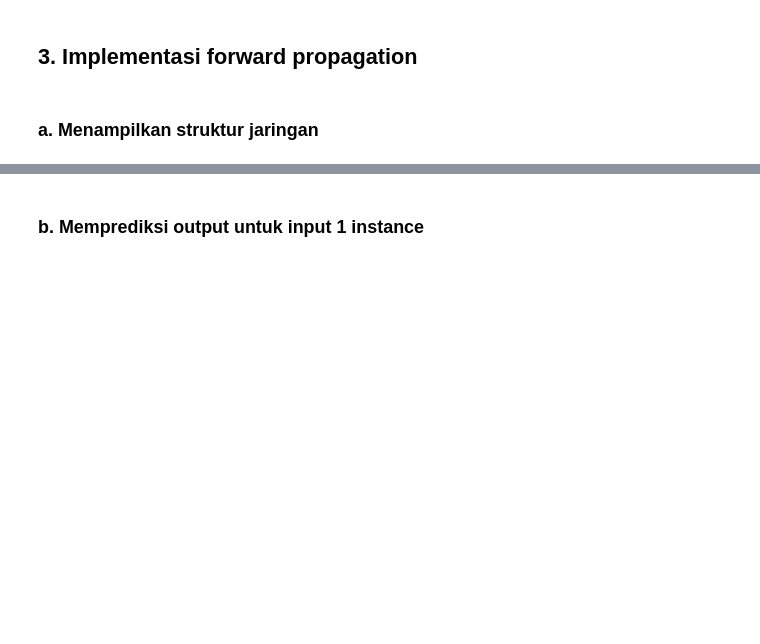
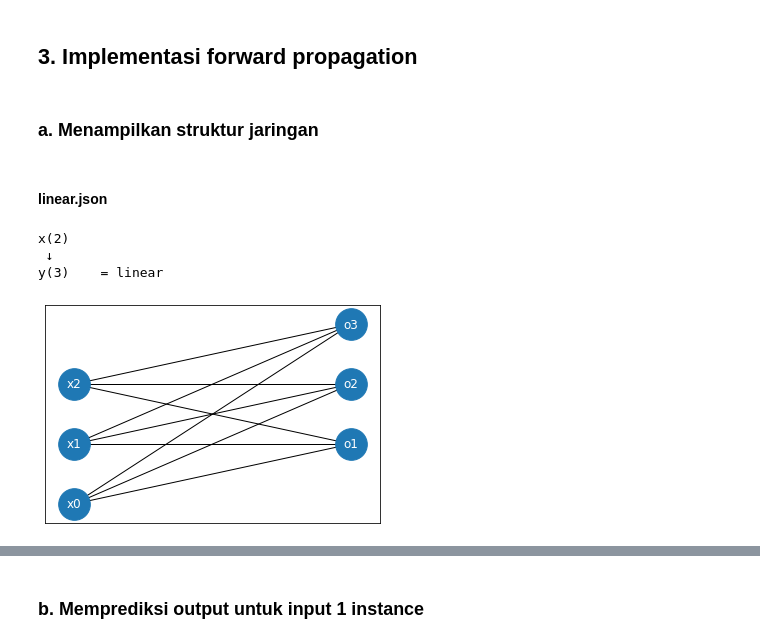
Before and after one commit to alifiarahmah/Tubes_13520122, a Jupyter notebook: src/TubesA_13520122.ipynb, the cells around one changed output, grey strips where cells are left out. Saved outputs shown, nothing was run; the diff lists cells and outputs as text; code cells hidden in the pictures; blank space fills up the shorter version.

```diff
--- a/src/TubesA_13520122.ipynb
+++ b/src/TubesA_13520122.ipynb
@@ -275,0 +277,11 @@ def forward_propagation(case):
+# %% [markdown]
+#### linear.json
+# %%
+case_linear = load_file("linear.json")[0]
+case_linear.model.draw_compact_structure()
+case_linear.model.draw_structure()
+# %% [output]
+x(2)
+ ↓
+y(3)    = linear
+[figure, added]
```
Also changed, not shown: parts of 17 cells of this notebook.
